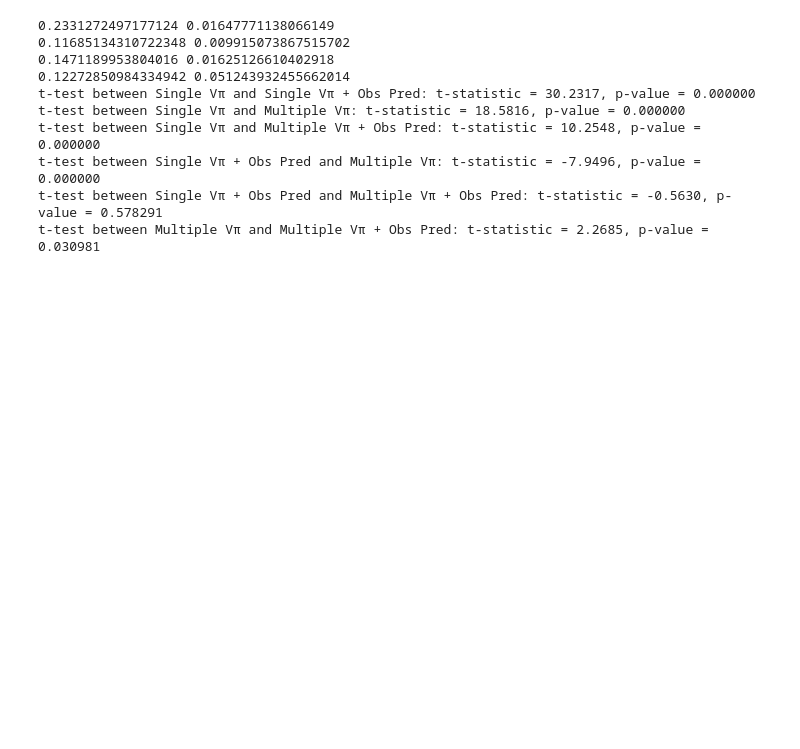
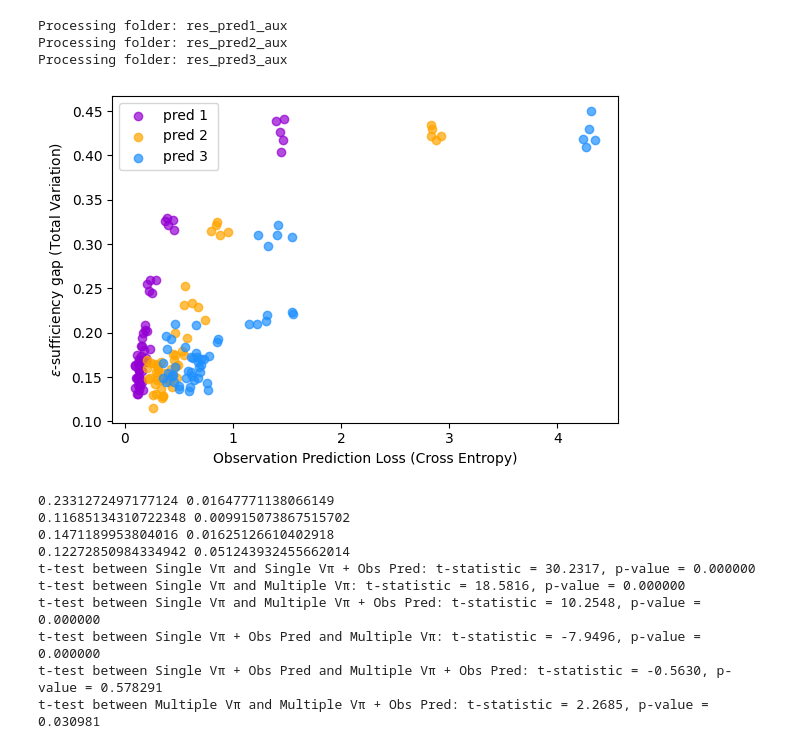
Before and after one commit to dkornai/emergent-beliefs, a Jupyter notebook: analyse.ipynb, the cells around one changed output. Cells and saved outputs as stored; diff of their text form; code cells hidden in the pictures; blank space fills up the shorter version.

```diff
--- a/analyse.ipynb
+++ b/analyse.ipynb
@@ -192,3 +145,41 @@ plt.tight_layout()
+# %%
+
+plt.figure(figsize=(6,4))
+
+
+
+folders = {
+    'res_pred1_aux': {'line_label': 'pred 1 ', 'color': 'darkviolet'},
+    'res_pred2_aux': {'line_label': 'pred 2', 'color': 'orange'},
+    'res_pred3_aux': {'line_label': 'pred 3', 'color': 'dodgerblue'},
+    }
+x = 'pred_o_loss'
+y = 'tv_linear'
+
+for fold, props in folders.items():
+    print(f"Processing folder: {fold}")
+    for i in range(5):
+        df_common = combine_results(folder=fold, i=i)
+        if i == 0:
+            plt.scatter(df_common[x], df_common[y], c=props['color'], alpha=0.7, label = props['line_label'])
+        else:
+            plt.scatter(df_common[x], df_common[y], c=props['color'], alpha=0.7)
+
+
+
+plt.xlabel("Observation Prediction Loss (Cross Entropy)")
+plt.ylabel("$\epsilon$-sufficiency gap (Total Variation)")
+plt.legend()
+plt.tight_layout()
+#plt.xlim(0.08,0.7)
+#plt.ylim(0.0,1.00)
+#plt.xscale('exp')
+#plt.savefig("figures/KL_succ.pdf")
+# %% [output]
+Processing folder: res_pred1_aux
+Processing folder: res_pred2_aux
+Processing folder: res_pred3_aux
+[figure, new version]
 # %%
 #y = 'success_rate'
 y = 'linear'
```
Also changed, not shown: parts of 8 cells of this notebook, 9 other files.
